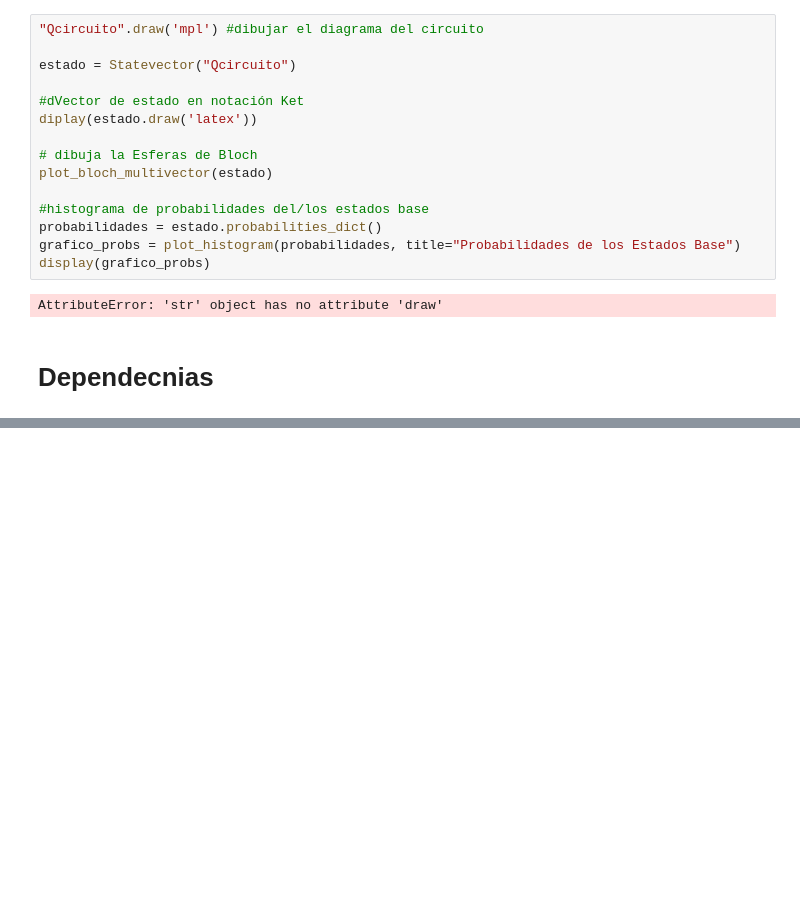
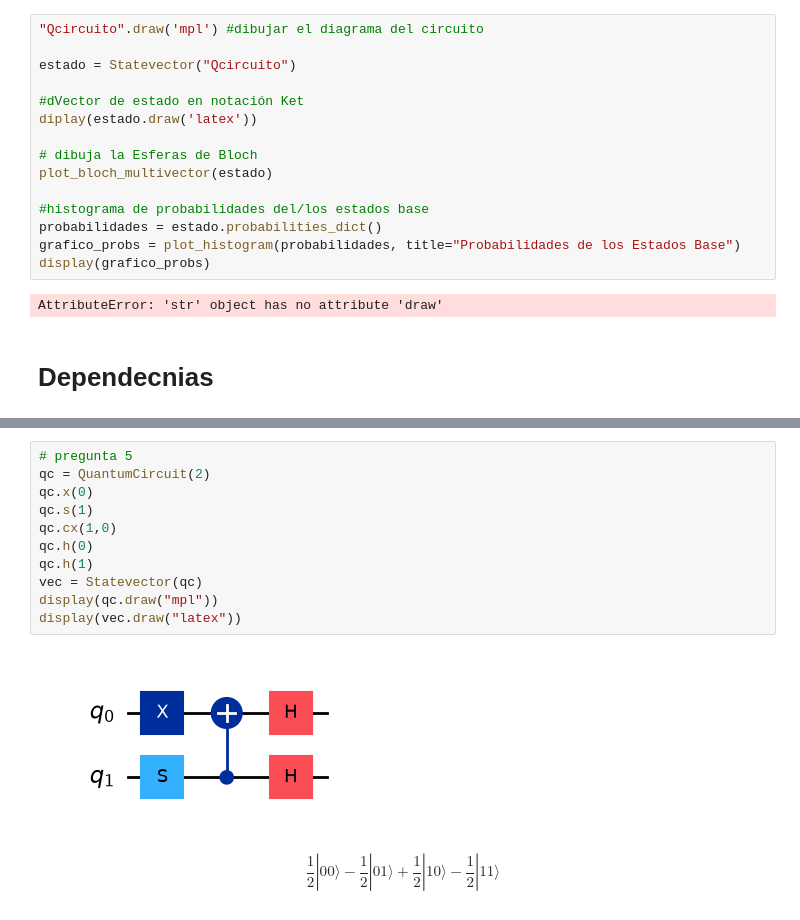
Before and after one commit to troncos22/QTD, a Jupyter notebook: prueba.ipynb, the cells around one changed output, grey strips where cells are left out. Saved outputs shown, nothing was run; the diff lists cells and outputs as text; blank space fills up the shorter version.

```diff
--- a/prueba.ipynb
+++ b/prueba.ipynb
@@ -106,0 +145,14 @@ X = Operator.from_label("X")
+# %%
+# pregunta 5
+qc = QuantumCircuit(2)
+qc.x(0)
+qc.s(1)
+qc.cx(1,0)
+qc.h(0)
+qc.h(1)
+vec = Statevector(qc)
+display(qc.draw("mpl"))
+display(vec.draw("latex"))
+# %% [output]
+[figure, added]
+$$\frac{1}{2} |00\rangle- \frac{1}{2} |01\rangle+\frac{1}{2} |10\rangle- \frac{1}{2} |11\rangle$$
```
Also changed, not shown: parts of 8 cells of this notebook, 1 other file.
